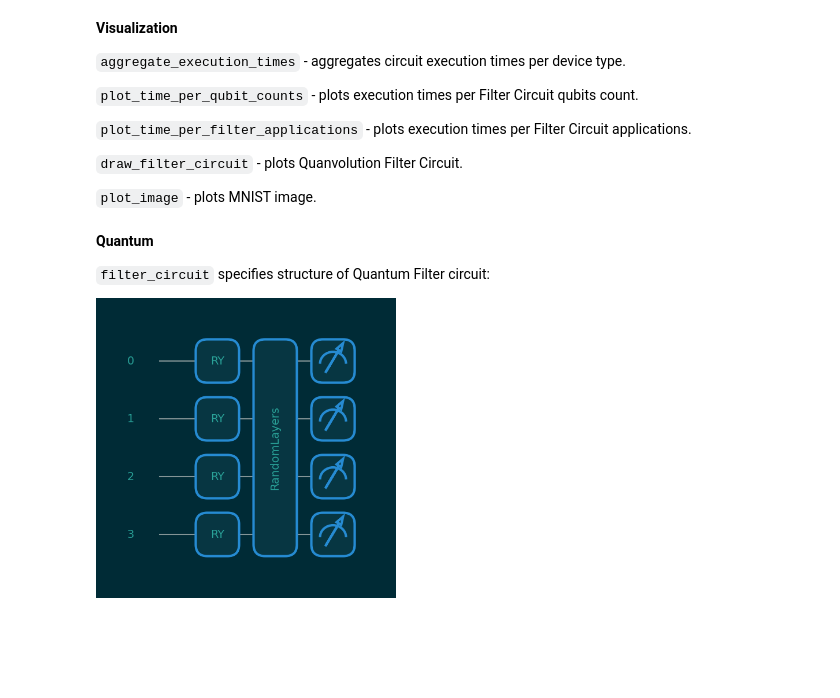
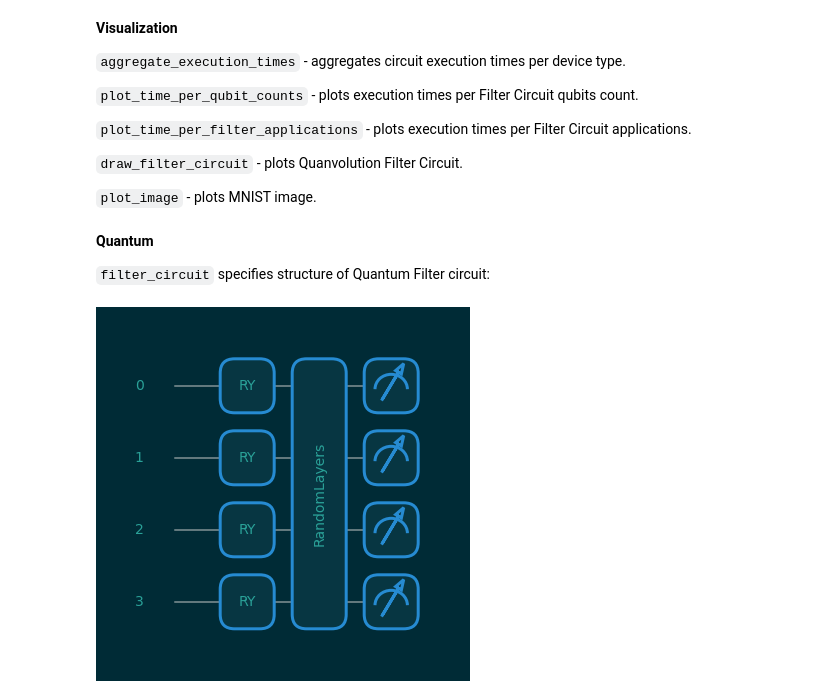
Before and after one commit to ogorodnikov/QHack2023, a Jupyter notebook: parallel_quanvolution.ipynb, the cells around one changed output. Saved outputs shown, nothing was run; the diff lists cells and outputs as text; code cells hidden in the pictures; blank space fills up the shorter version.

Commit message:
qc - update filter circuit plot

```diff
--- a/parallel_quanvolution.ipynb
+++ b/parallel_quanvolution.ipynb
@@ -573,5 +588,7 @@ To compose ranges of secondary parameters - that will be further used for creati
 **Quantum**
 
 `filter_circuit` specifies structure of Quantum Filter circuit:
-
-<img src="attachment:dff04eab-18fe-436f-903c-689d01f9d940.png" width="300">
+# %%
+draw_filter_circuit(filter_circuit, wires_count=4)
+# %% [output]
+[figure, added]
```
Also changed, not shown: parts of 3 cells of this notebook.
